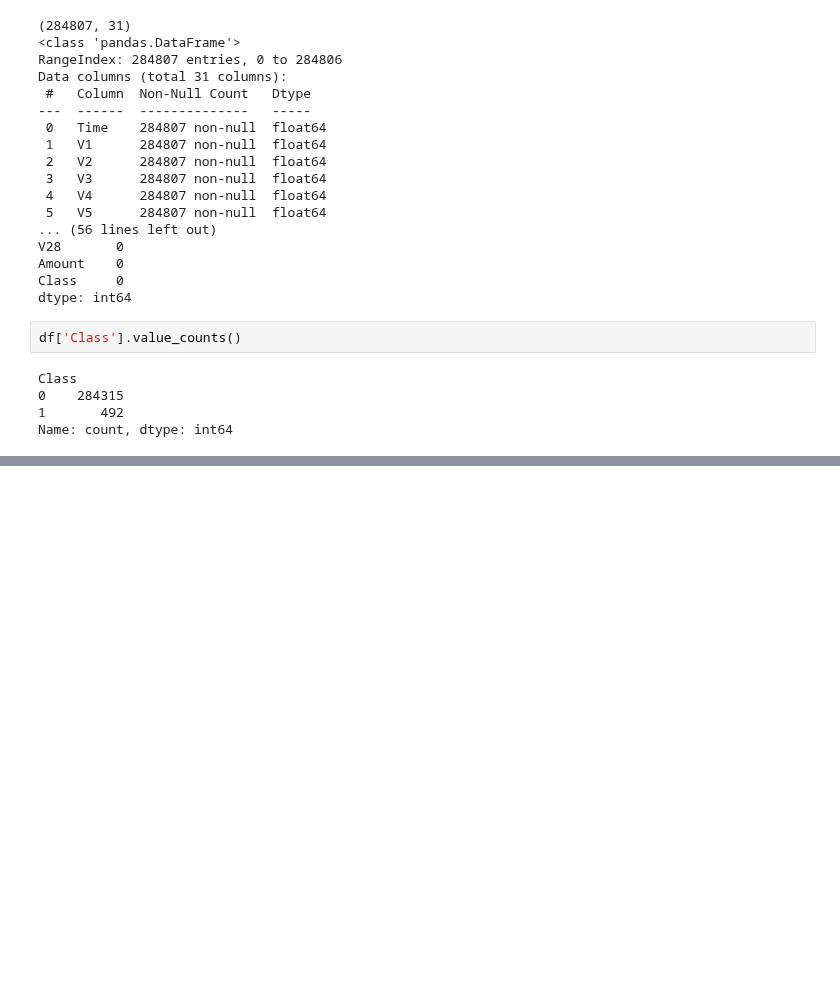
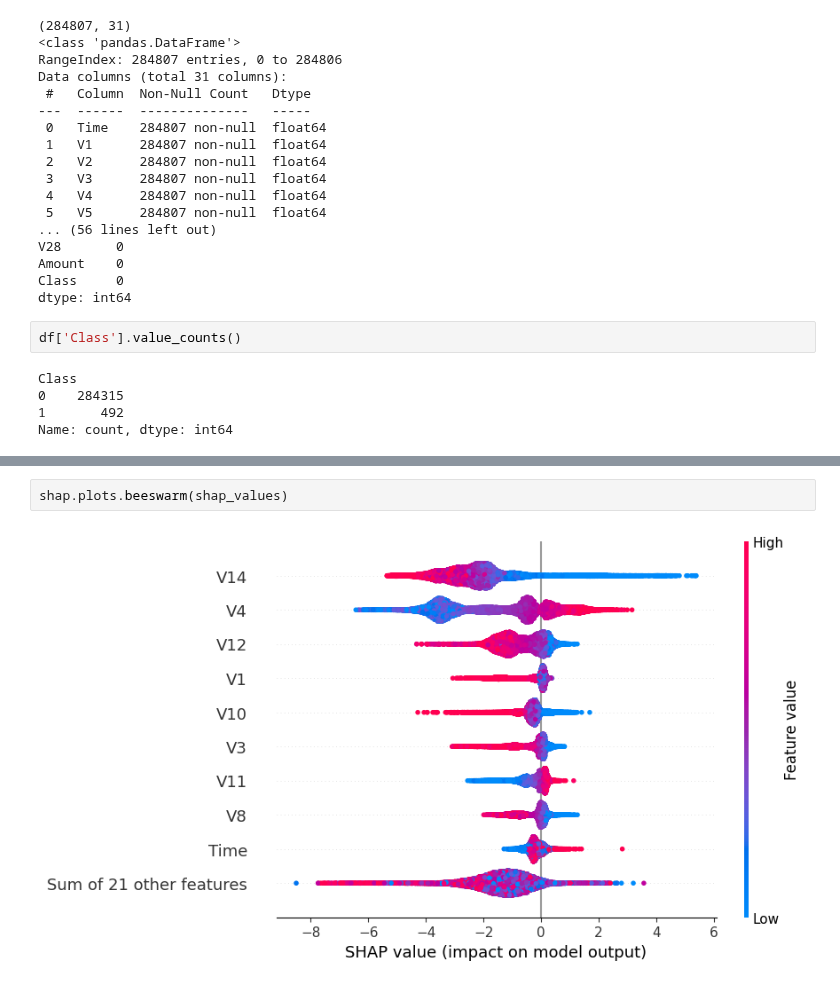
Before and after one commit to sahanapatil-8/bank-fraud-detection, a Jupyter notebook: notebooks/eda.ipynb, the cells around one changed output, grey strips where cells are left out. Drawn from its saved outputs; the diff is of its cells as text; blank space fills up the shorter version.

```diff
--- a/notebooks/eda.ipynb
+++ b/notebooks/eda.ipynb
@@ -43,0 +143,4 @@ Name: count, dtype: int64
+# %%
+shap.plots.beeswarm(shap_values)
+# %% [output]
+[figure, added]
```
Also changed, not shown: parts of 14 cells of this notebook, 4 other files.
